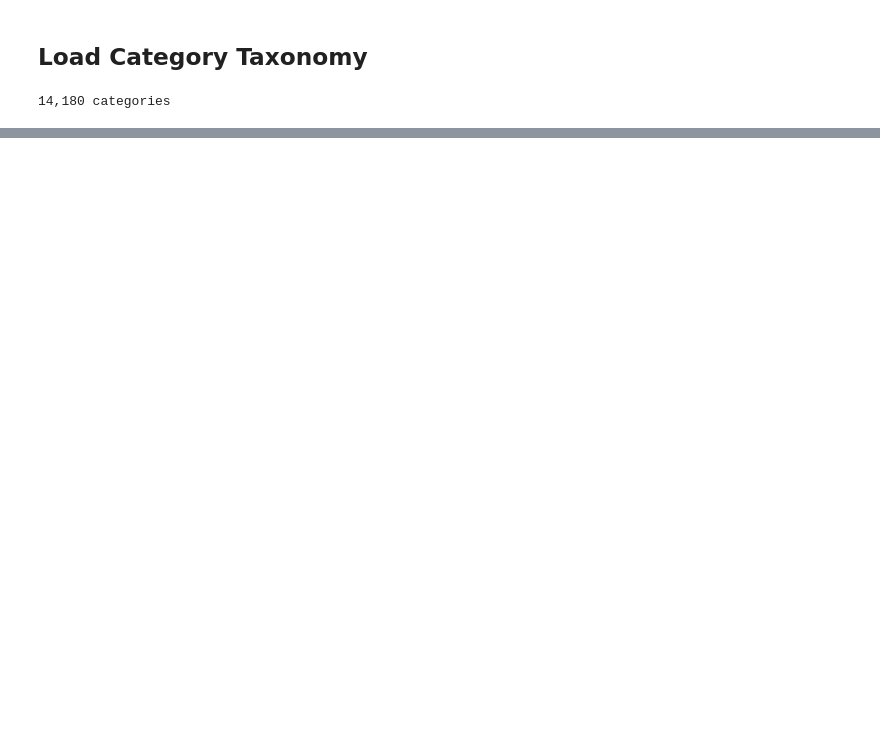
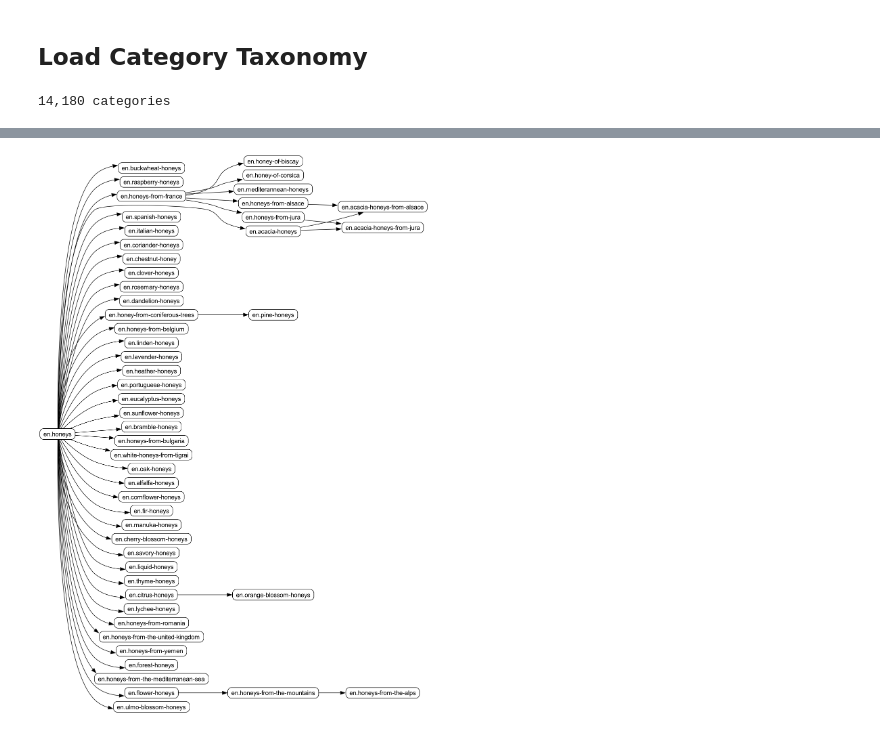
Before and after one commit to goerlitz/openfoodfacts-data-analysis, a Jupyter notebook: notebooks/44_category_exploration.ipynb, the cells around one changed output, grey strips where cells are left out. Cells and saved outputs as stored; diff of their text form; code cells hidden in the pictures; blank space fills up the shorter version.

```diff
--- a/notebooks/44_category_exploration.ipynb
+++ b/notebooks/44_category_exploration.ipynb
@@ -109,3 +132,30 @@ Image(P.create_png())
+# %%
+cat_name = 'en.honeys'
+descendants = nx.descendants(G, cat_name)
+
+subG = G.subgraph(descendants | {cat_name})
+
+# Set node style attributes
+for node in subG.nodes:
+    subG.nodes[node]['shape'] = 'box'
+    subG.nodes[node]['style'] = 'rounded'
+
+
+P = to_pydot(subG)
+P.set('rankdir', 'LR') # left to right
+P.set('nodesep', 0.1)
+P.set('ranksep', 0.6)
+
+
+for node in P.get_nodes():
+    # node.set('fontsize', '10')
+    node.set('fontname', 'Arial')
+    node.set_height(0)
+    # node.set('margin', '0.1,0.1')
+
+Image(P.create_png())
+# %% [output]
+[figure, added]
 # %%
 cat_name = 'en.milks'
 descendants = nx.descendants(G, cat_name)
```
Also changed, not shown: parts of 9 cells of this notebook.
